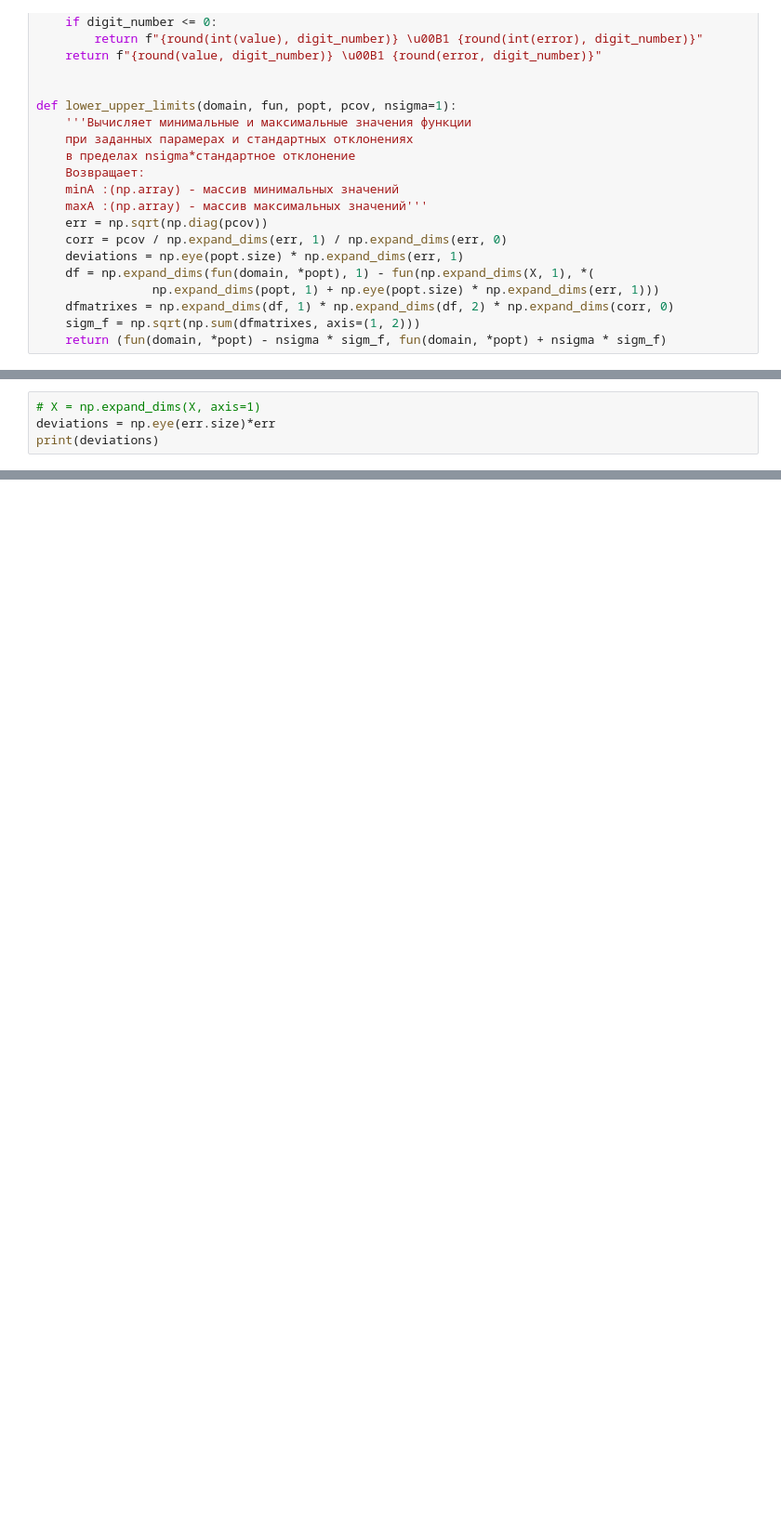
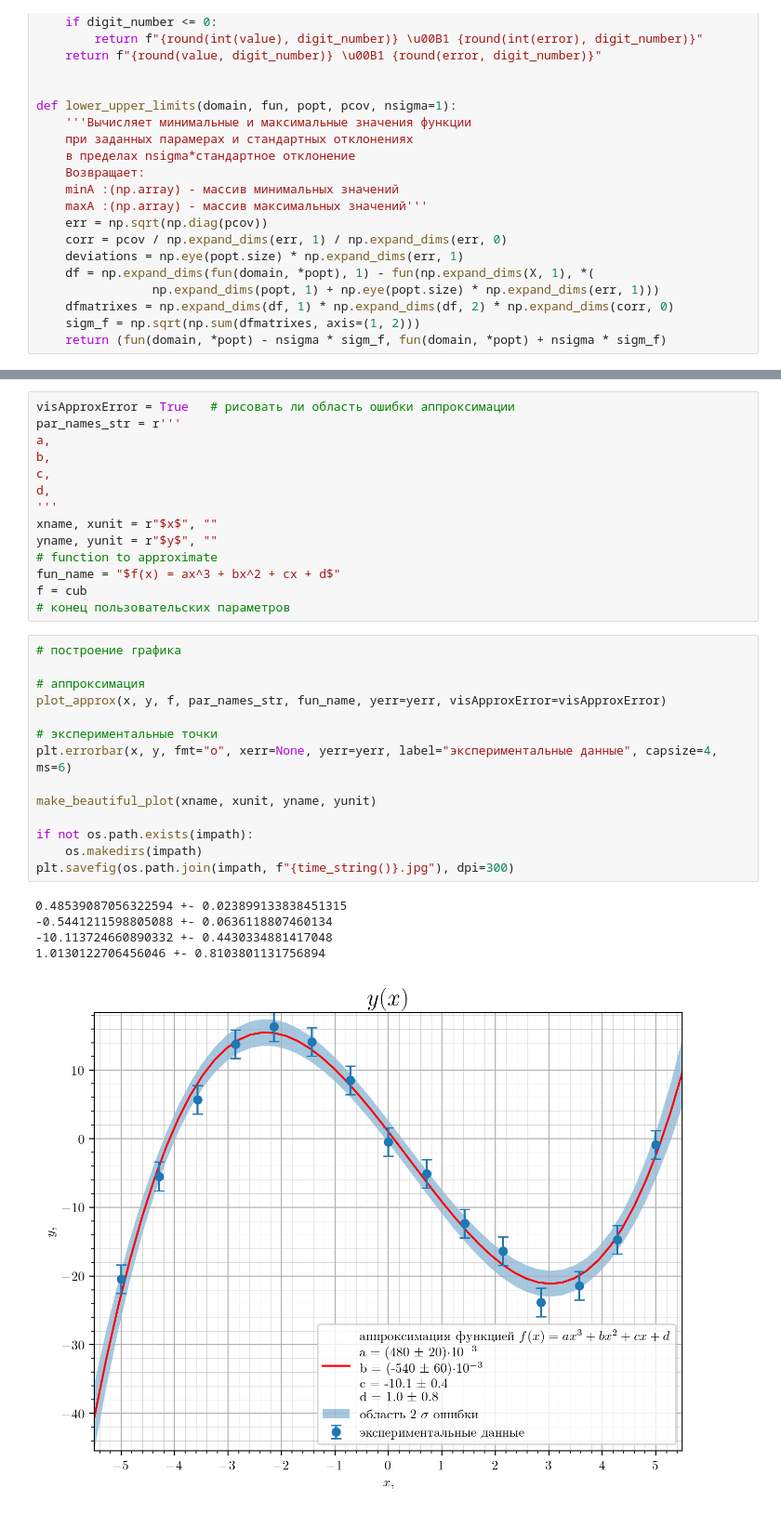
Before and after one commit to Hacker1337/LabDataTemplates, a Jupyter notebook: examples/working_files/errorsVisualization.ipynb, the cells around one changed output, grey strips where cells are left out. Shown: that part at 93% size. Drawn from its saved outputs; the diff is of its cells as text; blank space fills up the shorter version.

```diff
--- a/examples/working_files/errorsVisualization.ipynb
+++ b/examples/working_files/errorsVisualization.ipynb
@@ -151,4 +76,0 @@ minA = allValues.min(axis=0)
-# %%
-# X = np.expand_dims(X, axis=1)
-deviations = np.eye(err.size)*err
-print(deviations)
@@ -251,0 +247,34 @@ imNum+=1
+# %%
+visApproxError = True   # рисовать ли область ошибки аппроксимации
+par_names_str = r'''
+a,
+b,
+c,
+d,
+'''
+xname, xunit = r"$x$", ""
+yname, yunit = r"$y$", ""
+# function to approximate
+fun_name = "$f(x) = ax^3 + bx^2 + cx + d$"
+f = cub
+# конец пользовательских параметров
+# %%
+# построение графика
+
+# аппроксимация
+plot_approx(x, y, f, par_names_str, fun_name, yerr=yerr, visApproxError=visApproxError)
+
+# экспериментальные точки
+plt.errorbar(x, y, fmt="o", xerr=None, yerr=yerr, label="экспериментальные данные", capsize=4, ms=6)
+
+make_beautiful_plot(xname, xunit, yname, yunit)
+
+if not os.path.exists(impath):
+    os.makedirs(impath)
+plt.savefig(os.path.join(impath, f"{time_string()}.jpg"), dpi=300)
+# %% [output]
+0.48539087056322594 +- 0.023899133838451315
+-0.5441211598805088 +- 0.0636118807460134
+-10.113724660890332 +- 0.4430334881417048
+1.0130122706456046 +- 0.8103801131756894
+[figure, added]
```
Also changed, not shown: parts of 15 cells of this notebook, 4 other files.
